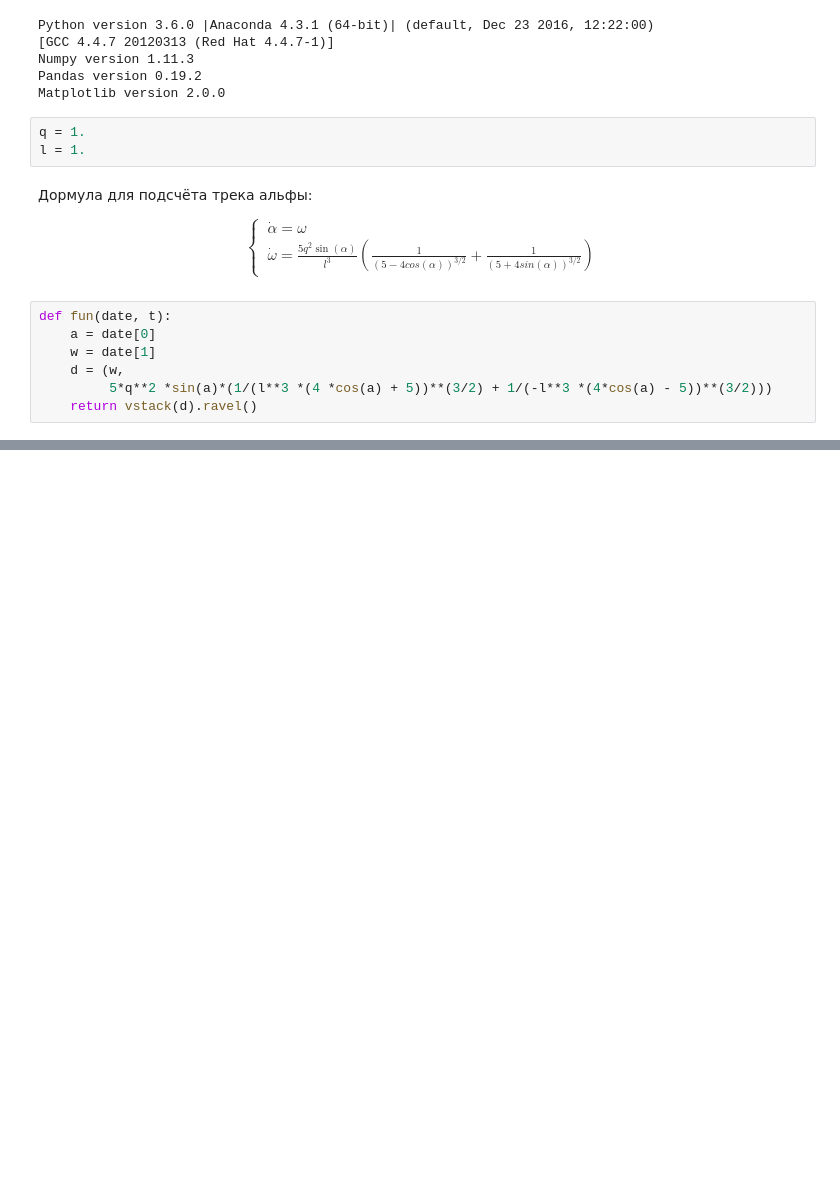
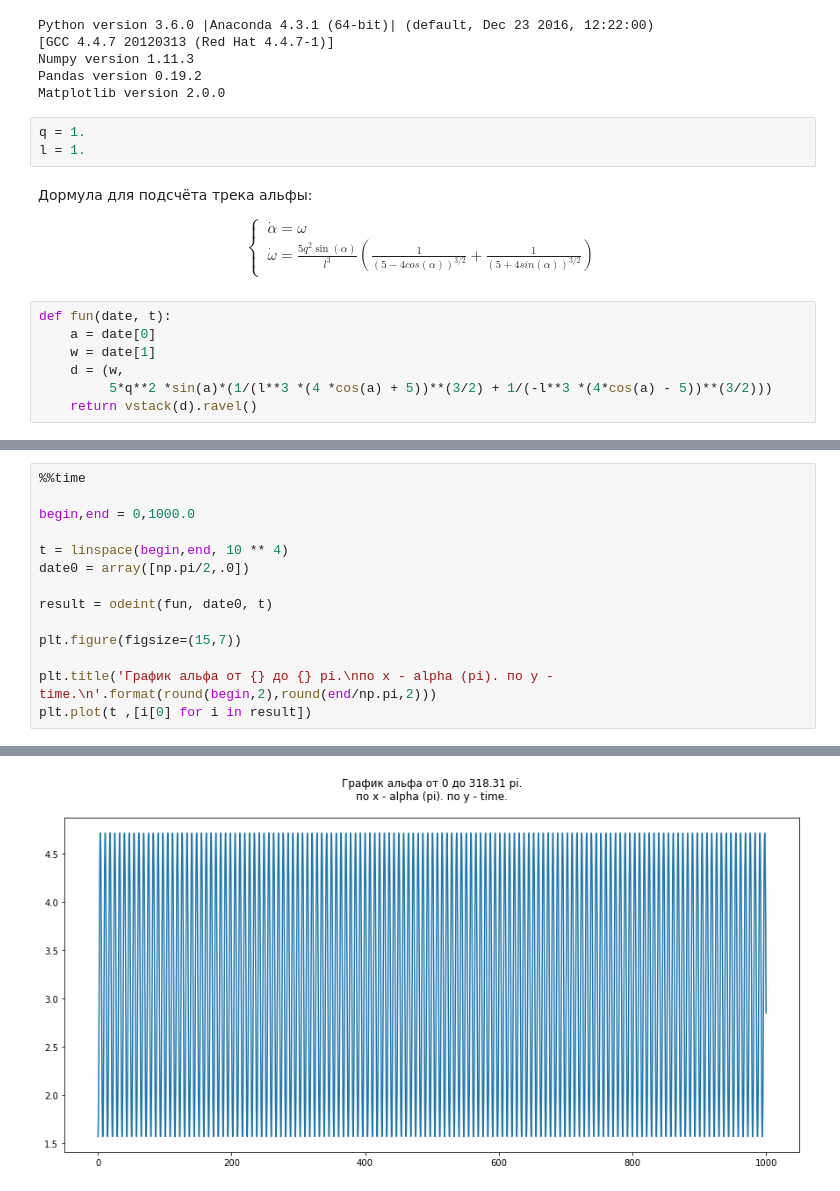
Before and after one commit to paantya/exoplanet-2017, a Jupyter notebook: el.ipynb, the cells around one changed output, grey strips where cells are left out. Cells and saved outputs as stored; diff of their text form; blank space fills up the shorter version.

```diff
--- a/el.ipynb
+++ b/el.ipynb
@@ -63 +63,16 @@ Wall time: 306 ms
 [figure]
+# %%
+%%time
+
+begin,end = 0,1000.0
+
+t = linspace(begin,end, 10 ** 4)
+date0 = array([np.pi/2,.0])
+
+result = odeint(fun, date0, t)
+
+plt.figure(figsize=(15,7))
+
+plt.title('График альфа от {} до {} pi.\nпо х - alpha (pi). по у - time.\n'.format(round(begin,2),round(end/np.pi,2)))
+plt.plot(t ,[i[0] for i in result])
+# %% [output]
@@ -63,0 +81 @@ Wall time: 306 ms
+[figure, added]
```
Also changed, not shown: parts of 2 cells of this notebook.
